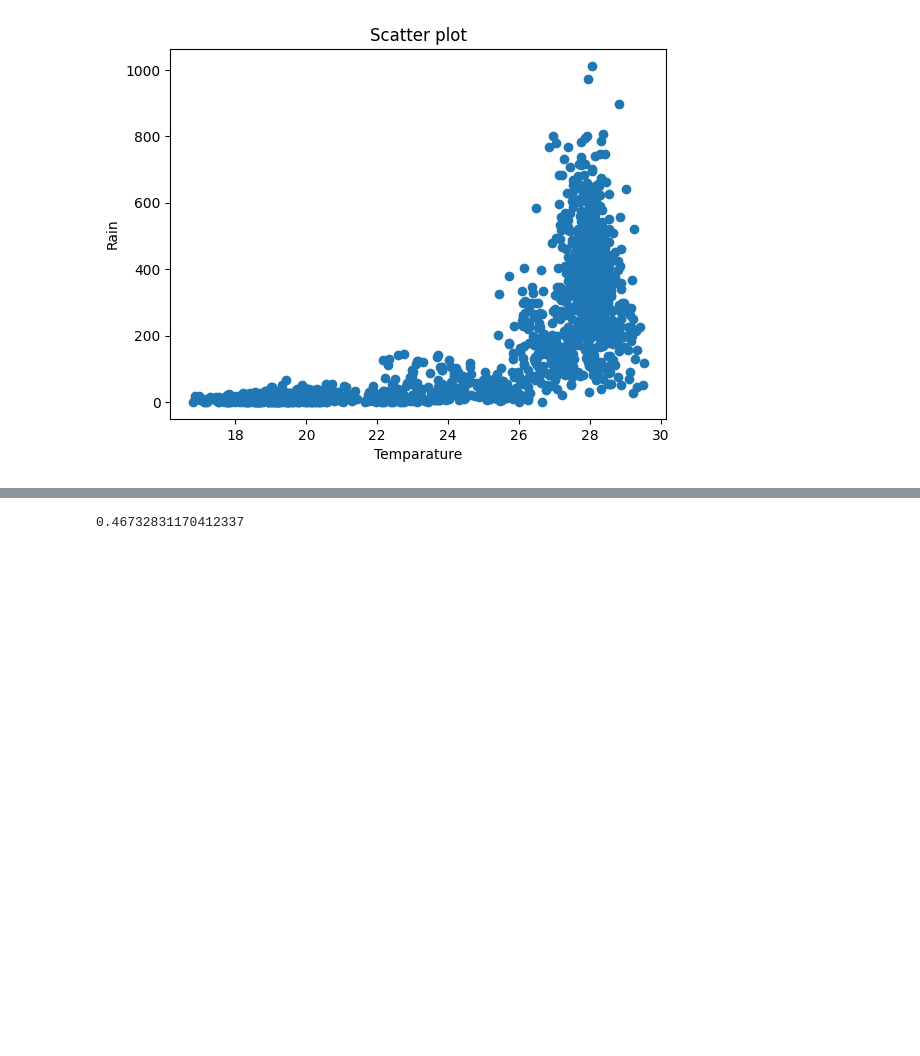
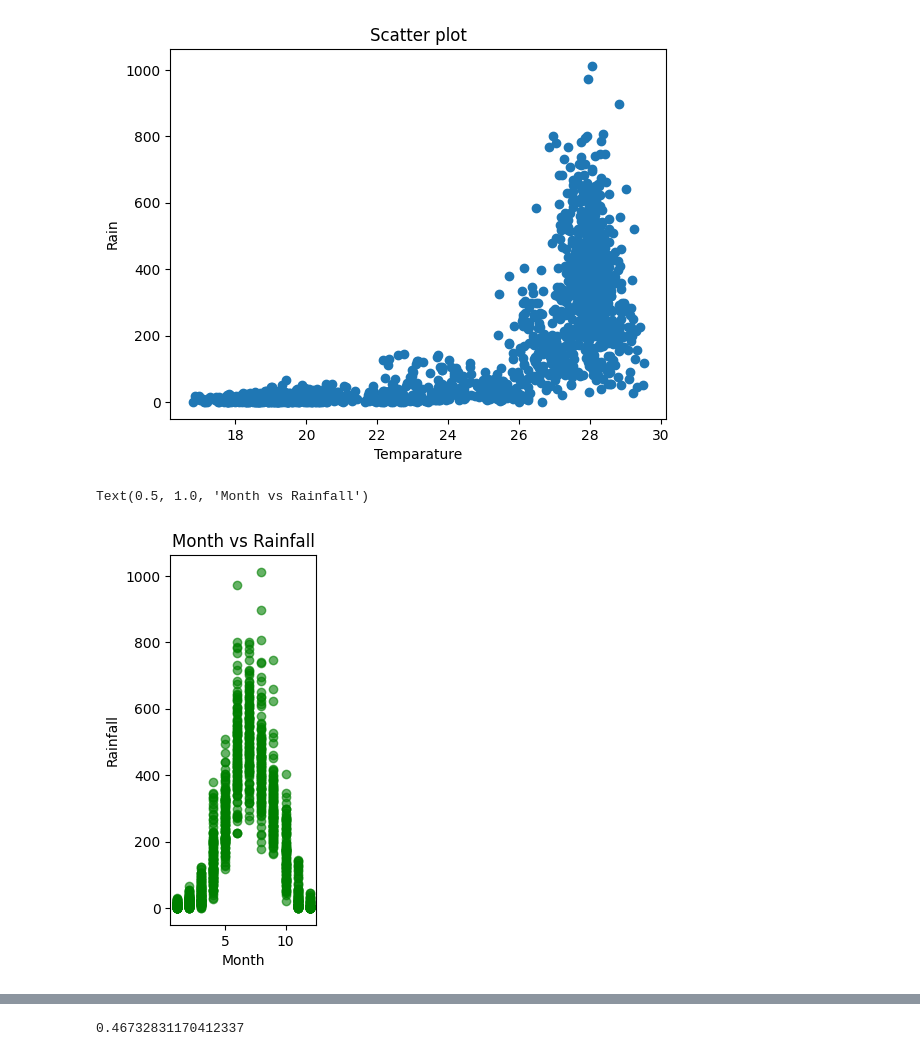
Before and after one commit to shoyon-at-git/EDGE_2202003, a Jupyter notebook: rainfall_predictor.ipynb, the cells around one changed output, grey strips where cells are left out. Drawn from its saved outputs; the diff is of its cells as text; code cells hidden in the pictures; blank space fills up the shorter version.

```diff
--- a/rainfall_predictor.ipynb
+++ b/rainfall_predictor.ipynb
@@ -55,3 +56,13 @@ plt.ylabel("Rain")
 plt.show();
 # %% [output]
 [figure]
+# %%
+# Month vs Rain
+plt.subplot(1,3,2)
+plt.scatter(df['Month'], df['rain'], alpha=0.6, color="green")
+plt.xlabel("Month")
+plt.ylabel("Rainfall")
+plt.title("Month vs Rainfall")
+# %% [output]
+Text(0.5, 1.0, 'Month vs Rainfall')
+[figure, added]
```
Also changed, not shown: parts of 3 cells of this notebook.
